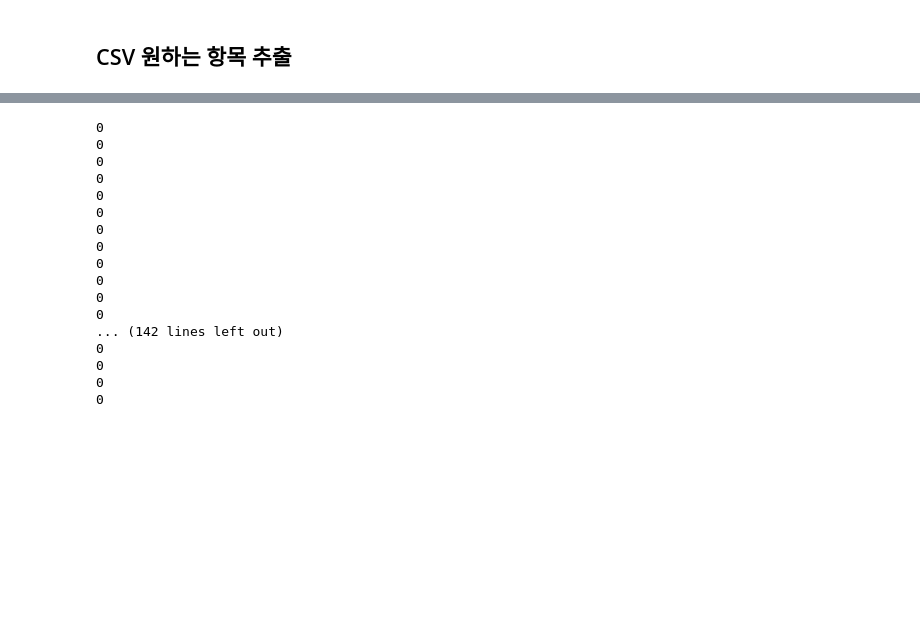
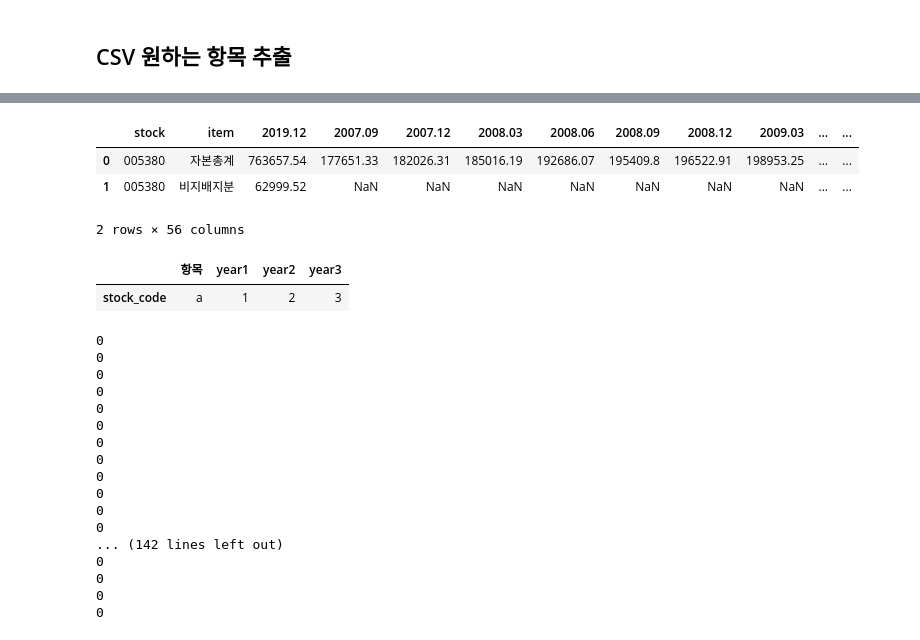
Before and after one commit to malkovich0/Finance, a Jupyter notebook: Dart Download.ipynb, the cells around one changed output, grey strips where cells are left out. Drawn from its saved outputs; the diff is of its cells as text; code cells hidden in the pictures; blank space fills up the shorter version.

```diff
--- a/Dart Download.ipynb
+++ b/Dart Download.ipynb
@@ -429,8 +443,7 @@ for file in files_list:
         files_list_cf.append(file)
 # %%
 stocks = []
-for files in files_list_cf:
+for files in files_list:
     stock = files[0:6]
-#     print(stock)
     stocks.append(stock)
 stocks = list(set(stocks))
@@ -436,0 +495,23 @@ stocks = list(set(stocks))
+# %%
+for file in files_list_bs:
+    if stock in file:
+        file = data_path+file
+        try:
+            csv_temp = pd.read_csv(file, encoding ='cp949',index_col = 0)
+        except UnicodeDecodeError:
+            csv_temp = pd.read_csv(file, encoding ='utf-8',index_col = 0)
+        year = file[-17:-10]
+        values_temp=[]
+        for item in items:
+            try:
+                value_temp = csv_temp.at[item,csv_temp.columns[0]]
+            except:
+                value_temp = np.nan
+            values_temp.append(value_temp)
+        csv_bs_temp[year]=values_temp
+csv_bs_temp
+# %% [output]
+|  | stock | item | 2019.12 | 2007.09 | 2007.12 | 2008.03 | 2008.06 | 2008.09 | 2008.12 | 2009.03 | ... | ... |
+| 0 | 005380 | 자본총계 | 763657.54 | 177651.33 | 182026.31 | 185016.19 | 192686.07 | 195409.8 | 196522.91 | 198953.25 | ... | ... |
+| 1 | 005380 | 비지배지분 | 62999.52 | NaN | NaN | NaN | NaN | NaN | NaN | NaN | ... | ... |
+2 rows × 56 columns
@@ -437,3 +528,8 @@ stocks = list(set(stocks))
+# %%
+pd.DataFrame([['a',1,2,3]],index=['stock_code'],columns=['항목','year1','year2','year3'])
+# %% [output]
+|  | 항목 | year1 | year2 | year3 |
+| stock_code | a | 1 | 2 | 3 |
 # %%
 csv_cf_all = pd.DataFrame()
 for file in files_list_cf:
```
Also changed, not shown: parts of 8 cells of this notebook.
